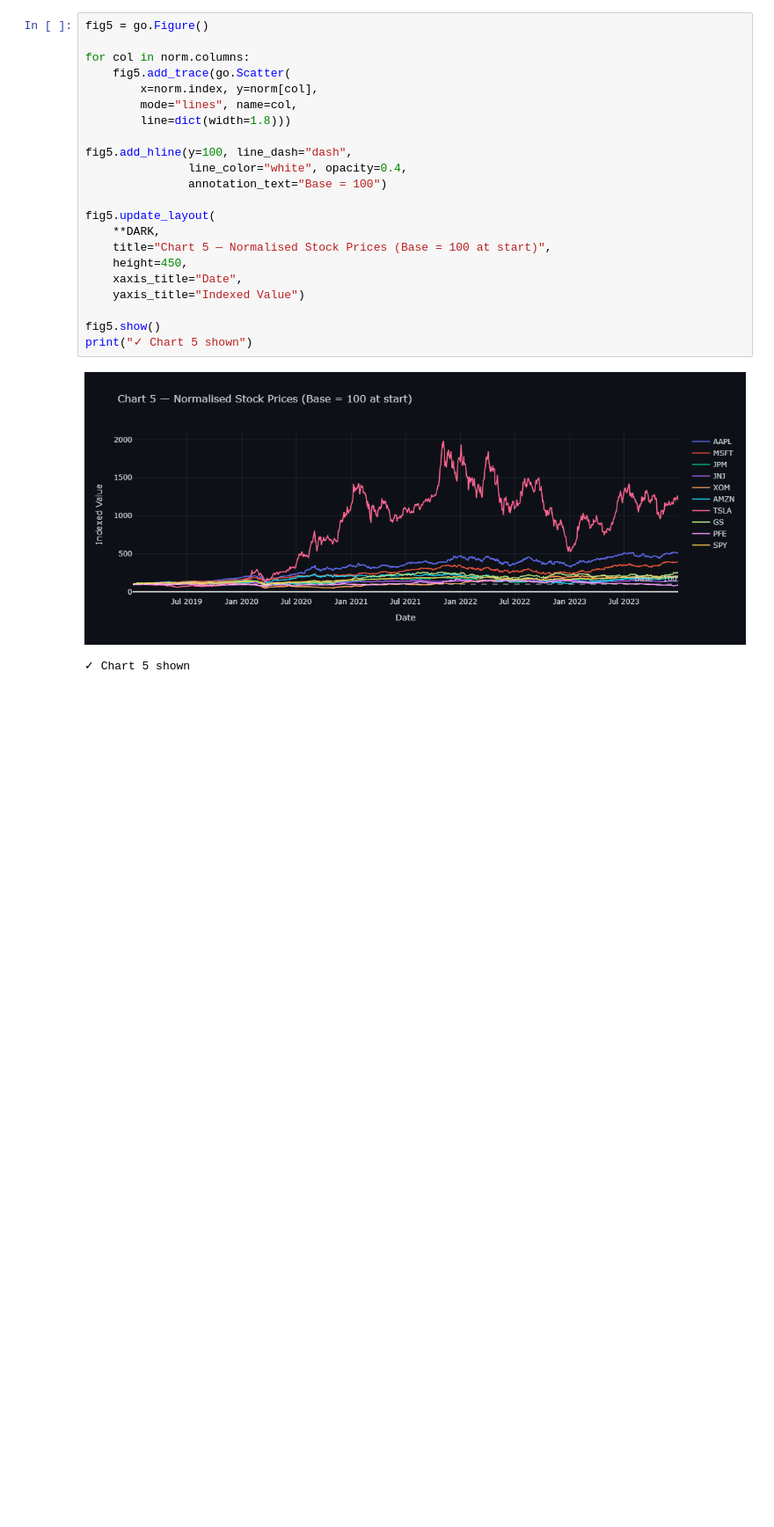
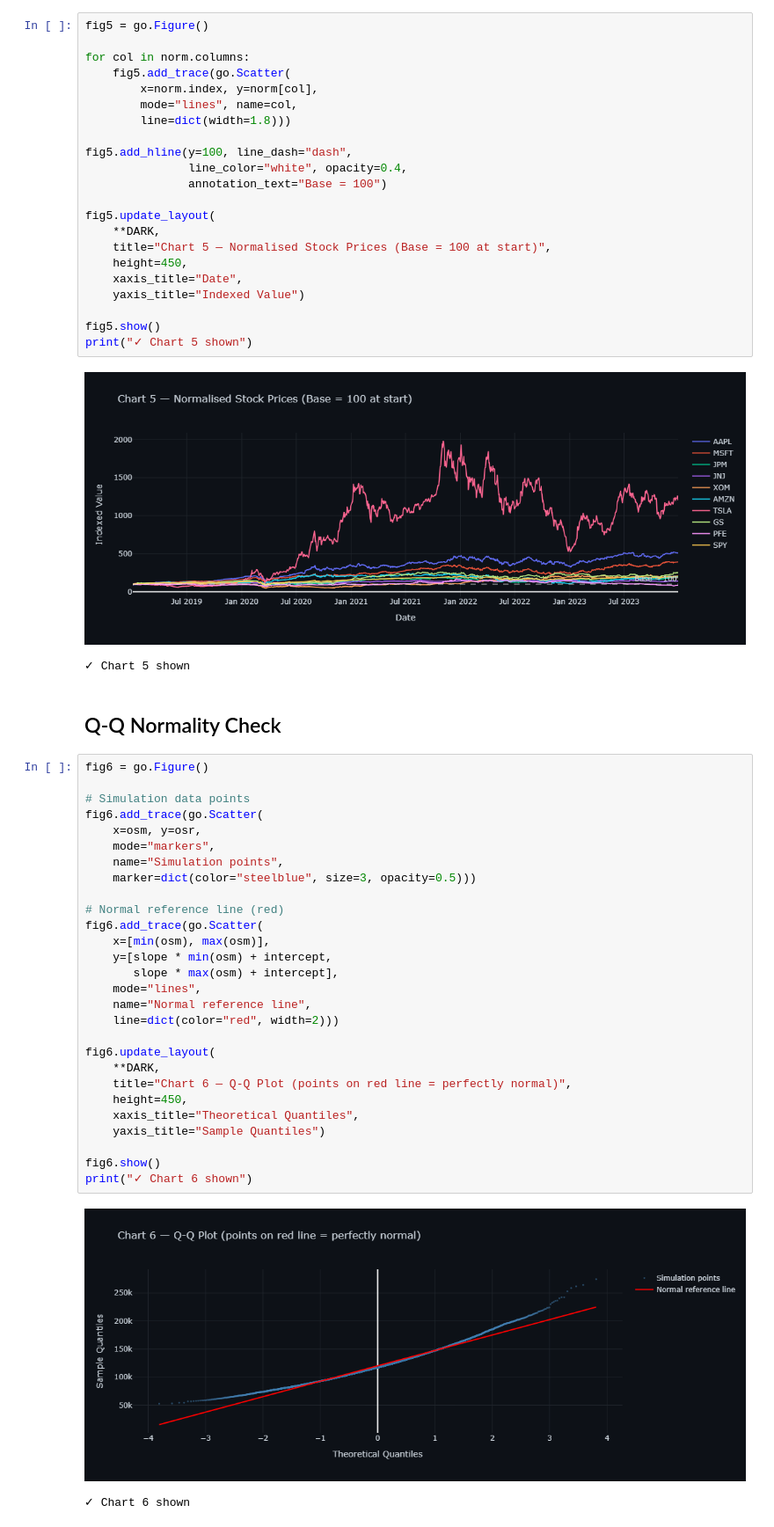
Before and after one commit to anubrata2209/alphapulse-risk-monitor, a Jupyter notebook: visualise.ipynb, the cells around one changed output. Shown at 88% size. Drawn from its saved outputs; the diff is of its cells as text; blank space fills up the shorter version.

Commit message:
check Q-Q Normality

```diff
--- a/visualise.ipynb
+++ b/visualise.ipynb
@@ -232,3 +232,36 @@ print("✓ Chart 5 shown")
 # %% [output]
 [figure]
 ✓ Chart 5 shown
+# %% [markdown]
+## Q-Q Normality Check
+# %%
+fig6 = go.Figure()
+
+# Simulation data points
+fig6.add_trace(go.Scatter(
+    x=osm, y=osr,
+    mode="markers",
+    name="Simulation points",
+    marker=dict(color="steelblue", size=3, opacity=0.5)))
+
+# Normal reference line (red)
+fig6.add_trace(go.Scatter(
+    x=[min(osm), max(osm)],
+    y=[slope * min(osm) + intercept,
+       slope * max(osm) + intercept],
+    mode="lines",
+    name="Normal reference line",
+    line=dict(color="red", width=2)))
+
+fig6.update_layout(
+    **DARK,
+    title="Chart 6 — Q-Q Plot (points on red line = perfectly normal)",
+    height=450,
+    xaxis_title="Theoretical Quantiles",
+    yaxis_title="Sample Quantiles")
+
+fig6.show()
+print("✓ Chart 6 shown")
+# %% [output]
+[figure, added]
+✓ Chart 6 shown
```
